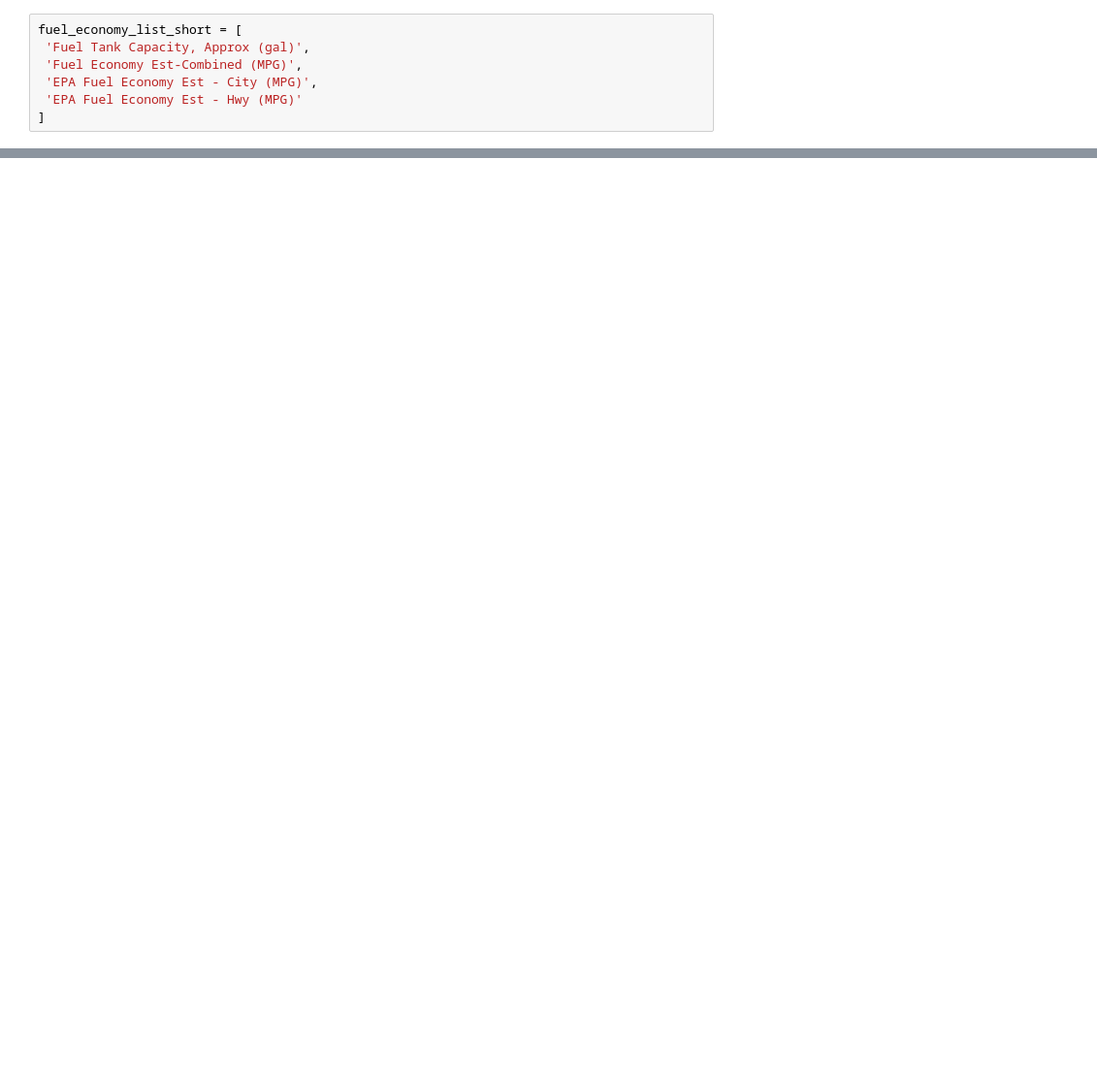
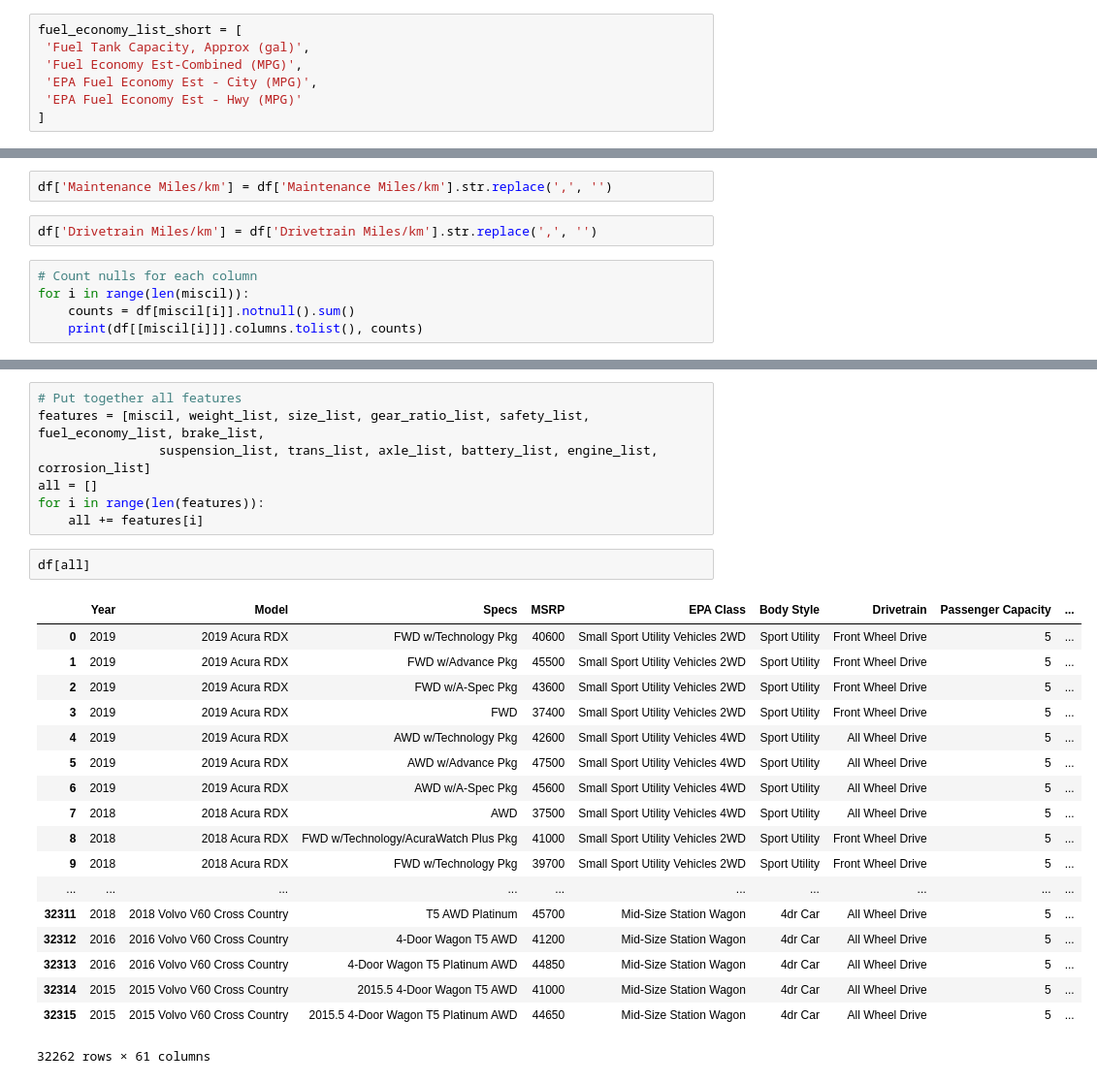
Before and after one commit to datajiang/SpringBoard, a Jupyter notebook: cars-clean.ipynb, the cells around one changed output, grey strips where cells are left out. Shown: that part at 97% size. Cells and saved outputs as stored; diff of their text form; blank space fills up the shorter version.

```diff
--- a/cars-clean.ipynb
+++ b/cars-clean.ipynb
@@ -790,0 +1390,9 @@ df['Displ_L'].astype('float')
+# %%
+df['Maintenance Miles/km'] = df['Maintenance Miles/km'].str.replace(',', '')
+# %%
+df['Drivetrain Miles/km'] = df['Drivetrain Miles/km'].str.replace(',', '')
+# %%
+# Count nulls for each column
+for i in range(len(miscil)):
+    counts = df[miscil[i]].notnull().sum()
+    print(df[[miscil[i]]].columns.tolist(), counts)
@@ -790,0 +1463,28 @@ df['Displ_L'].astype('float')
+# %%
+# Put together all features
+features = [miscil, weight_list, size_list, gear_ratio_list, safety_list, fuel_economy_list, brake_list,
+                suspension_list, trans_list, axle_list, battery_list, engine_list, corrosion_list]
+all = []
+for i in range(len(features)):
+    all += features[i]
+# %%
+df[all]
+# %% [output]
+|  | Year | Model | Specs | MSRP | EPA Class | Body Style | Drivetrain | Passenger Capacity | ... |
+| 0 | 2019 | 2019 Acura RDX | FWD w/Technology Pkg | 40600 | Small Sport Utility Vehicles 2WD | Sport Utility | Front Wheel Drive | 5 | ... |
+| 1 | 2019 | 2019 Acura RDX | FWD w/Advance Pkg | 45500 | Small Sport Utility Vehicles 2WD | Sport Utility | Front Wheel Drive | 5 | ... |
+| 2 | 2019 | 2019 Acura RDX | FWD w/A-Spec Pkg | 43600 | Small Sport Utility Vehicles 2WD | Sport Utility | Front Wheel Drive | 5 | ... |
+| 3 | 2019 | 2019 Acura RDX | FWD | 37400 | Small Sport Utility Vehicles 2WD | Sport Utility | Front Wheel Drive | 5 | ... |
+| 4 | 2019 | 2019 Acura RDX | AWD w/Technology Pkg | 42600 | Small Sport Utility Vehicles 4WD | Sport Utility | All Wheel Drive | 5 | ... |
+| 5 | 2019 | 2019 Acura RDX | AWD w/Advance Pkg | 47500 | Small Sport Utility Vehicles 4WD | Sport Utility | All Wheel Drive | 5 | ... |
+| 6 | 2019 | 2019 Acura RDX | AWD w/A-Spec Pkg | 45600 | Small Sport Utility Vehicles 4WD | Sport Utility | All Wheel Drive | 5 | ... |
+| 7 | 2018 | 2018 Acura RDX | AWD | 37500 | Small Sport Utility Vehicles 4WD | Sport Utility | All Wheel Drive | 5 | ... |
+| 8 | 2018 | 2018 Acura RDX | FWD w/Technology/AcuraWatch Plus Pkg | 41000 | Small Sport Utility Vehicles 2WD | Sport Utility | Front Wheel Drive | 5 | ... |
+| 9 | 2018 | 2018 Acura RDX | FWD w/Technology Pkg | 39700 | Small Sport Utility Vehicles 2WD | Sport Utility | Front Wheel Drive | 5 | ... |
+| ... | ... | ... | ... | ... | ... | ... | ... | ... | ... |
+| 32311 | 2018 | 2018 Volvo V60 Cross Country | T5 AWD Platinum | 45700 | Mid-Size Station Wagon | 4dr Car | All Wheel Drive | 5 | ... |
+| 32312 | 2016 | 2016 Volvo V60 Cross Country | 4-Door Wagon T5 AWD | 41200 | Mid-Size Station Wagon | 4dr Car | All Wheel Drive | 5 | ... |
+| 32313 | 2016 | 2016 Volvo V60 Cross Country | 4-Door Wagon T5 Platinum AWD | 44850 | Mid-Size Station Wagon | 4dr Car | All Wheel Drive | 5 | ... |
+| 32314 | 2015 | 2015 Volvo V60 Cross Country | 2015.5 4-Door Wagon T5 AWD | 41000 | Mid-Size Station Wagon | 4dr Car | All Wheel Drive | 5 | ... |
+| 32315 | 2015 | 2015 Volvo V60 Cross Country | 2015.5 4-Door Wagon T5 Platinum AWD | 44650 | Mid-Size Station Wagon | 4dr Car | All Wheel Drive | 5 | ... |
+32262 rows × 61 columns
```
Also changed, not shown: parts of 219 cells of this notebook.
